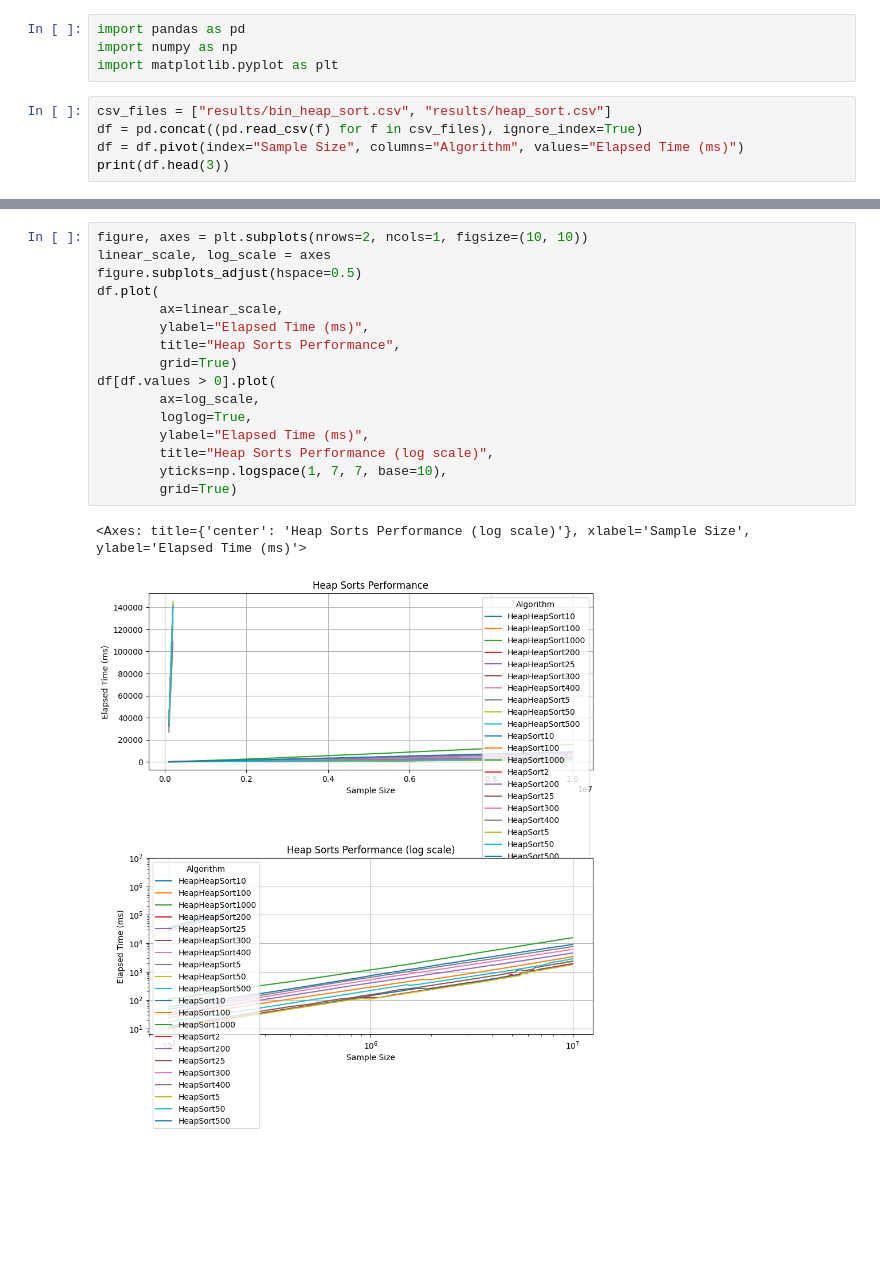
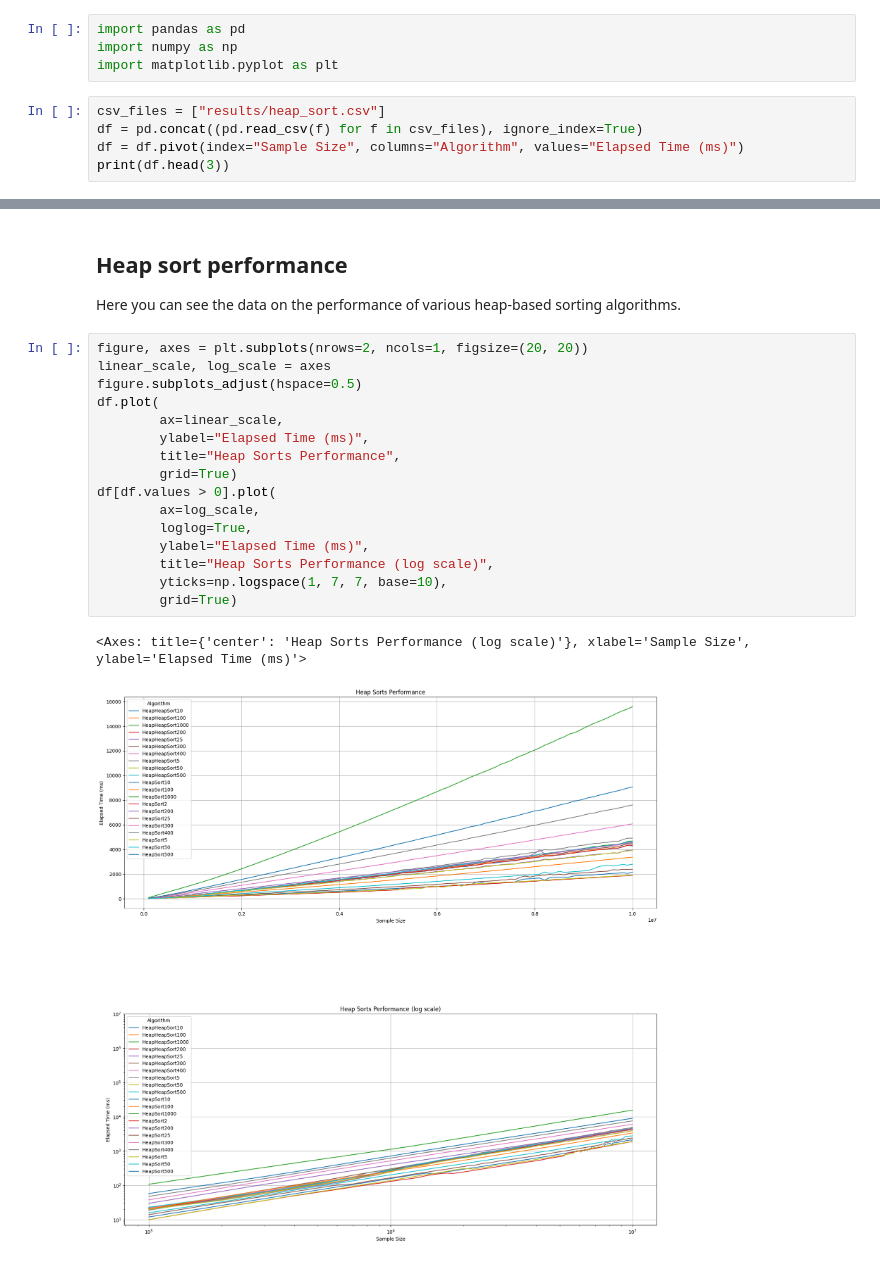
Before and after one commit to MeerkatBoss/HeapPractice, a Jupyter notebook: heap_sort.ipynb, the cells around one changed output, grey strips where cells are left out. Saved outputs shown, nothing was run; the diff lists cells and outputs as text; blank space fills up the shorter version.

Commit message:
feat: final results interpretation

```diff
--- a/heap_sort.ipynb
+++ b/heap_sort.ipynb
@@ -17,7 +16,7 @@ import pandas as pd
 import numpy as np
 import matplotlib.pyplot as plt
 # %%
-csv_files = ["results/bin_heap_sort.csv", "results/heap_sort.csv"]
+csv_files = ["results/heap_sort.csv"]
 df = pd.concat((pd.read_csv(f) for f in csv_files), ignore_index=True)
 df = df.pivot(index="Sample Size", columns="Algorithm", values="Elapsed Time (ms)")
 print(df.head(3))
@@ -40,21 +39,25 @@ Sample Size
 
 [3 rows x 21 columns]
+# %% [markdown]
+## Heap sort performance
+
+Here you can see the data on the performance of various heap-based sorting algorithms.
 # %%
-figure, axes = plt.subplots(nrows=2, ncols=1, figsize=(10, 10))
+figure, axes = plt.subplots(nrows=2, ncols=1, figsize=(20, 20))
 linear_scale, log_scale = axes
 figure.subplots_adjust(hspace=0.5)
 df.plot(
         ax=linear_scale,
         ylabel="Elapsed Time (ms)",
         title="Heap Sorts Performance",
         grid=True)
 df[df.values > 0].plot(
         ax=log_scale,
         loglog=True,
         ylabel="Elapsed Time (ms)",
         title="Heap Sorts Performance (log scale)",
         yticks=np.logspace(1, 7, 7, base=10),
         grid=True)
 # %% [output]
 <Axes: title={'center': 'Heap Sorts Performance (log scale)'}, xlabel='Sample Size', ylabel='Elapsed Time (ms)'>
-[figure, old version]
+[figure, new version]
```
Also changed, not shown: parts of 8 cells of this notebook.
